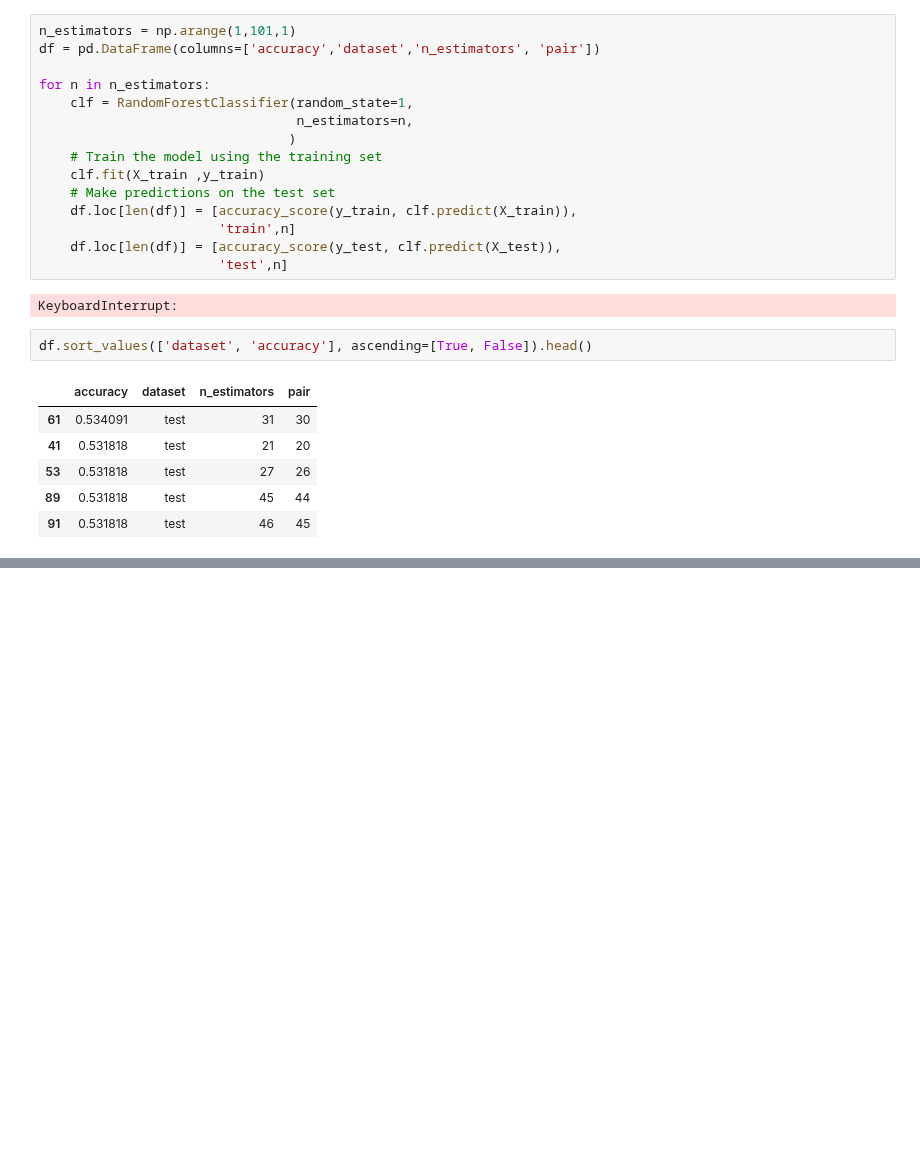
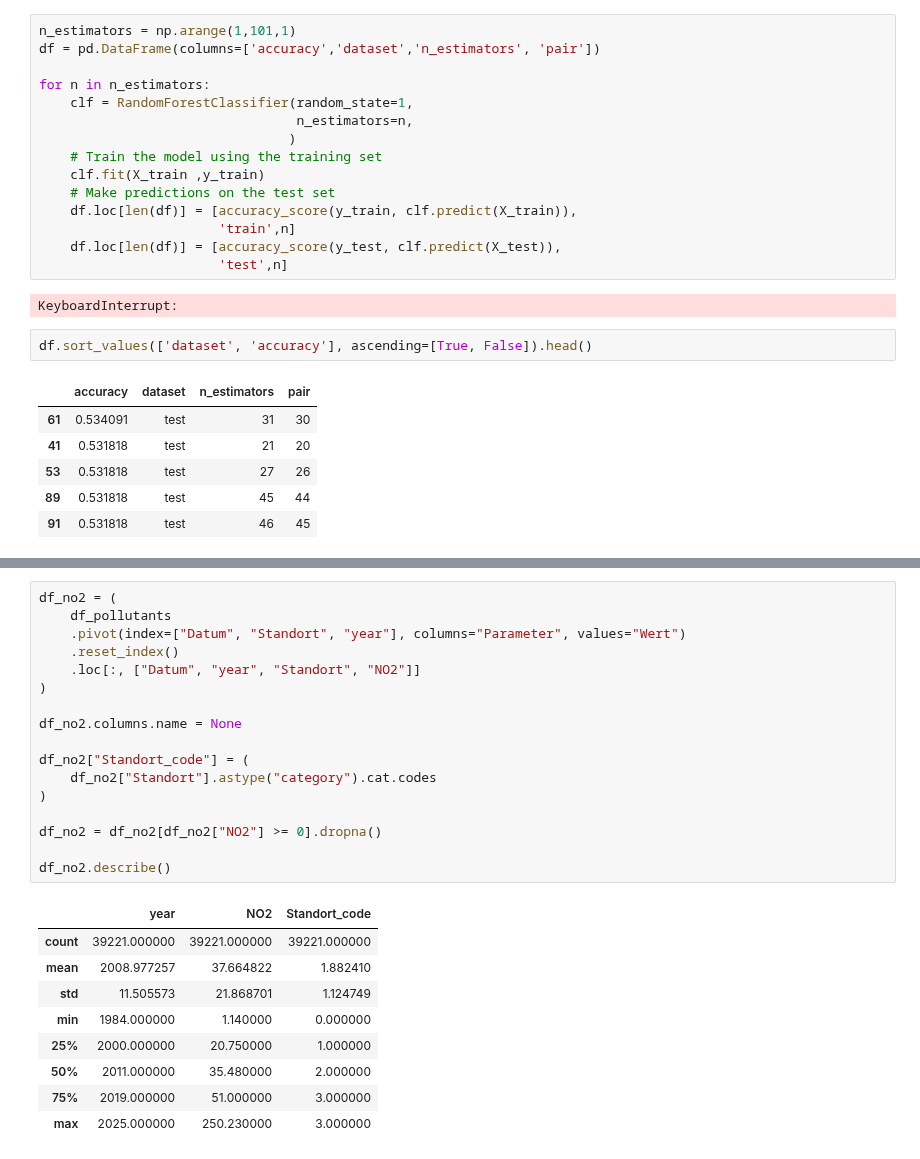
Before and after one commit to JitkaRantanen/AS2025_CO2-GroupProject, a Jupyter notebook: test_Selina.ipynb, the cells around one changed output, grey strips where cells are left out. Drawn from its saved outputs; the diff is of its cells as text; blank space fills up the shorter version.

```diff
--- a/test_Selina.ipynb
+++ b/test_Selina.ipynb
@@ -279,0 +305,27 @@ df.sort_values(['dataset', 'accuracy'], ascending=[True, False]).head()
+# %%
+df_no2 = (
+    df_pollutants
+    .pivot(index=["Datum", "Standort", "year"], columns="Parameter", values="Wert")
+    .reset_index()
+    .loc[:, ["Datum", "year", "Standort", "NO2"]]
+)
+
+df_no2.columns.name = None
+
+df_no2["Standort_code"] = (
+    df_no2["Standort"].astype("category").cat.codes
+)
+
+df_no2 = df_no2[df_no2["NO2"] >= 0].dropna()
+
+df_no2.describe()
+# %% [output]
+|  | year | NO2 | Standort_code |
+| count | 39221.000000 | 39221.000000 | 39221.000000 |
+| mean | 2008.977257 | 37.664822 | 1.882410 |
+| std | 11.505573 | 21.868701 | 1.124749 |
+| min | 1984.000000 | 1.140000 | 0.000000 |
+| 25% | 2000.000000 | 20.750000 | 1.000000 |
+| 50% | 2011.000000 | 35.480000 | 2.000000 |
+| 75% | 2019.000000 | 51.000000 | 3.000000 |
+| max | 2025.000000 | 250.230000 | 3.000000 |
```
Also changed, not shown: parts of 13 cells of this notebook.
